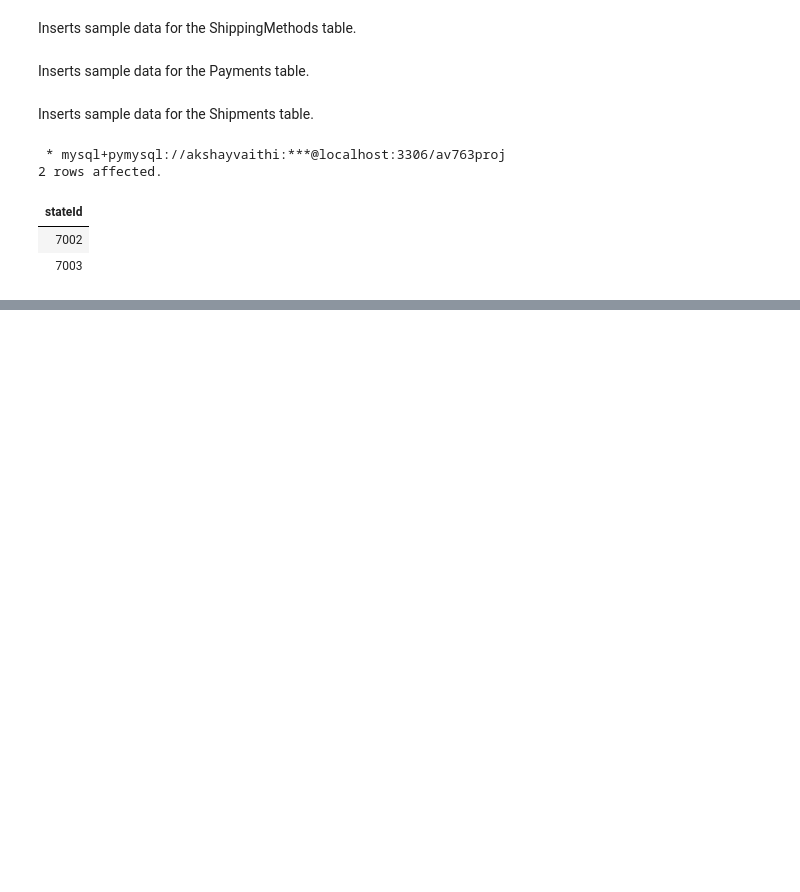
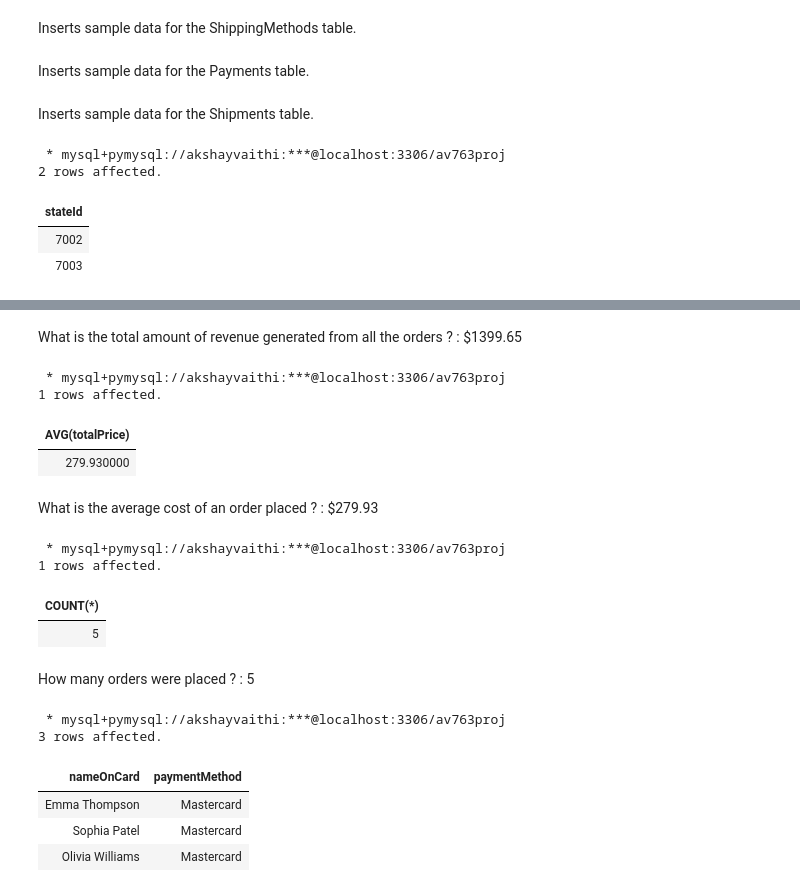
Before and after one commit to akshayvaithi/E-Commerce-Database-Project, a Jupyter notebook: eCommerceDatabase.ipynb, the cells around one changed output, grey strips where cells are left out. Saved outputs shown, nothing was run; the diff lists cells and outputs as text; code cells hidden in the pictures; blank space fills up the shorter version.

```diff
--- a/eCommerceDatabase.ipynb
+++ b/eCommerceDatabase.ipynb
@@ -305,0 +364,38 @@ How many different states were products shipped to ? : 2
+# %% [markdown]
+What is the total amount of revenue generated from all the orders ? : $1399.65
+# %%
+query = """
+
+"""
+%sql {query} SELECT AVG(totalPrice) FROM Orders
+# %% [output]
+ * mysql+pymysql://akshayvaithi:***@localhost:3306/av763proj
+1 rows affected.
+| AVG(totalPrice) |
+| 279.930000 |
+# %% [markdown]
+What is the average cost of an order placed ? : $279.93
+# %%
+query = """
+
+"""
+%sql {query} SELECT COUNT(*) FROM Orders
+# %% [output]
+ * mysql+pymysql://akshayvaithi:***@localhost:3306/av763proj
+1 rows affected.
+| COUNT(*) |
+| 5 |
+# %% [markdown]
+How many orders were placed ? : 5
+# %%
+query = """
+
+"""
+%sql {query} SELECT nameOnCard,paymentMethod FROM Payments INNER JOIN PaymentMethods ON PaymentMethods.paymentMethodId=Payments.paymentMethodId WHERE paymentMethod='Mastercard'
+# %% [output]
+ * mysql+pymysql://akshayvaithi:***@localhost:3306/av763proj
+3 rows affected.
+| nameOnCard | paymentMethod |
+| Emma Thompson | Mastercard |
+| Sophia Patel | Mastercard |
+| Olivia Williams | Mastercard |
```
Also changed, not shown: parts of 21 cells of this notebook.
